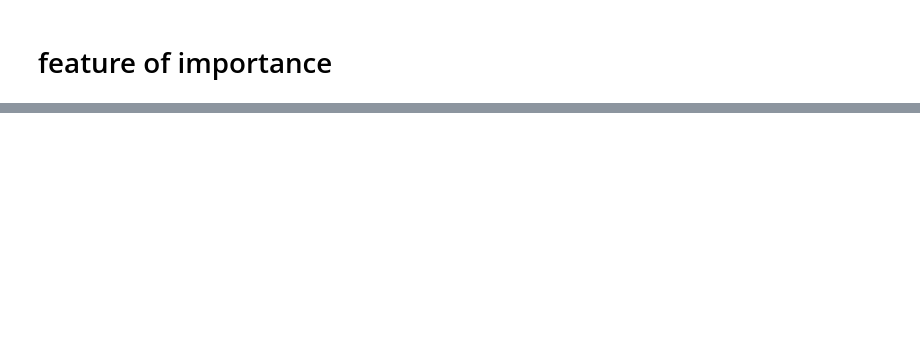
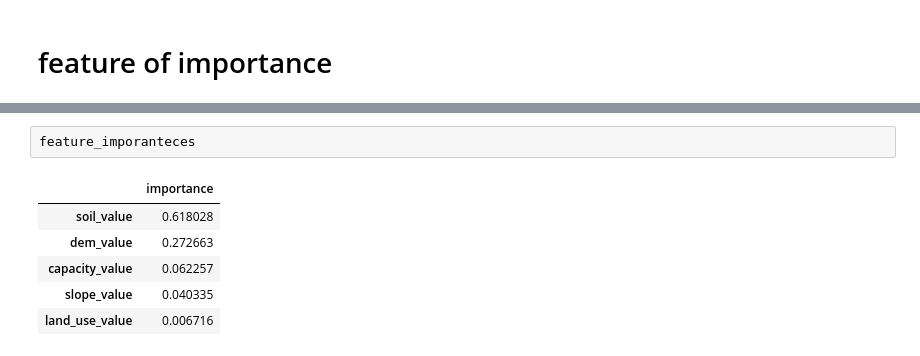
Before and after one commit to JoseZevallosR/PISCO_Peligro, a Jupyter notebook: code/Random Forest for hazard maps.ipynb, the cells around one changed output, grey strips where cells are left out. Cells and saved outputs as stored; diff of their text form; blank space fills up the shorter version.

```diff
--- a/code/Random Forest for hazard maps.ipynb
+++ b/code/Random Forest for hazard maps.ipynb
@@ -322,0 +323,9 @@ findfont: Font family ['serif'] not found. Falling back to DejaVu Sans.
+# %%
+feature_imporanteces
+# %% [output]
+|  | importance |
+| soil_value | 0.618028 |
+| dem_value | 0.272663 |
+| capacity_value | 0.062257 |
+| slope_value | 0.040335 |
+| land_use_value | 0.006716 |
```
Also changed, not shown: parts of 8 cells of this notebook.
